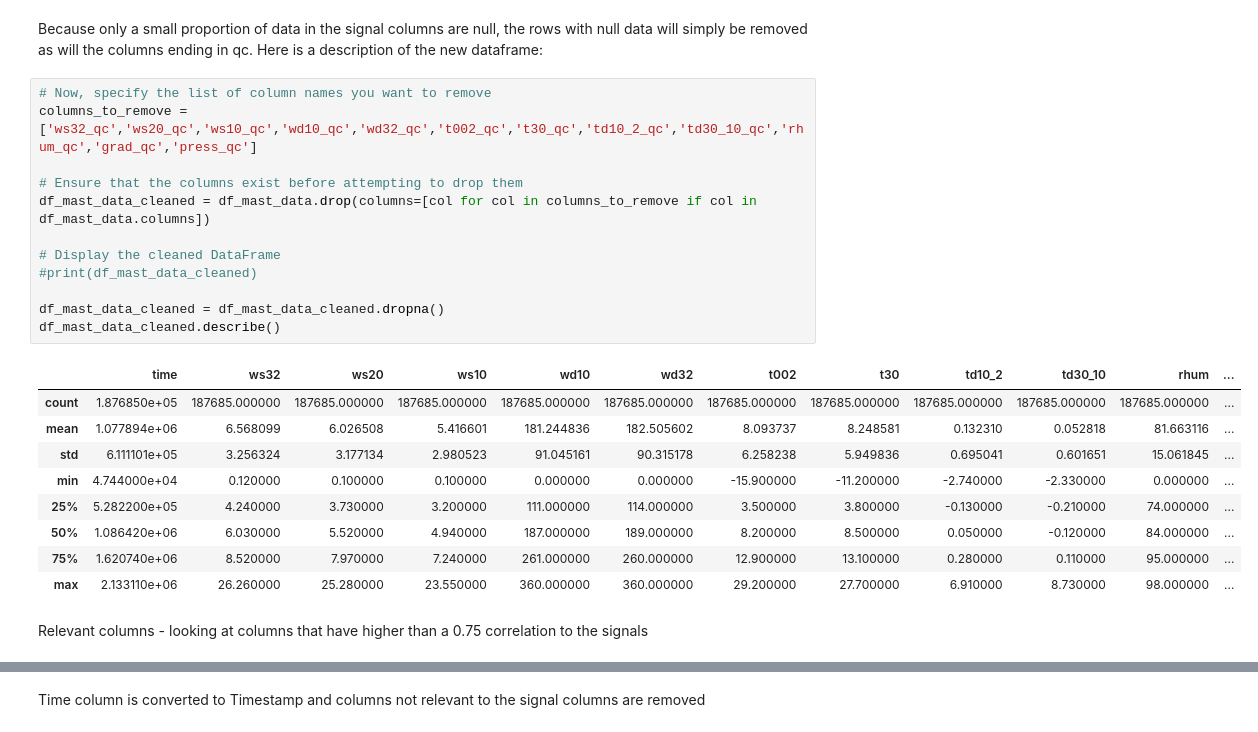
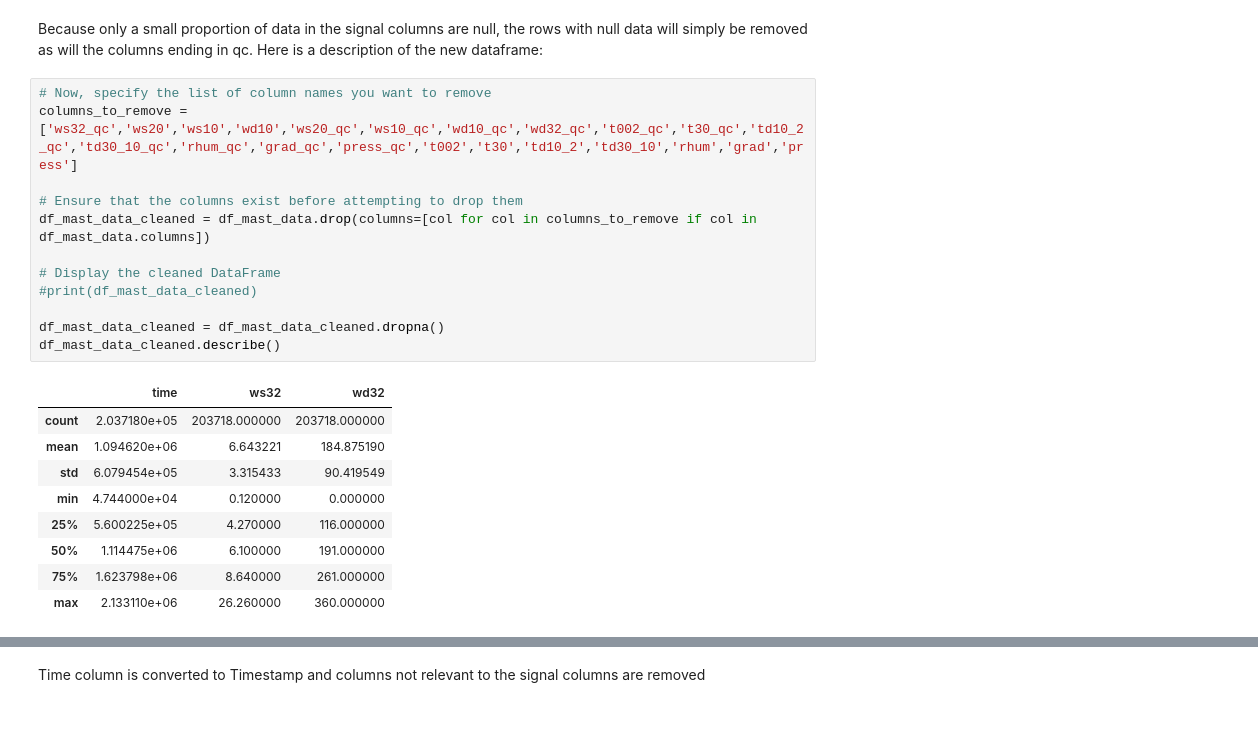
Before and after one commit to EarthOddity/mal-assignments, a Jupyter notebook: Assignment 3/3. Vestas - Predicting Wind Speed Using Borglum.ipynb, the cells around one changed output, grey strips where cells are left out. Cells and saved outputs as stored; diff of their text form.

```diff
--- a/Assignment 3/3. Vestas - Predicting Wind Speed Using Borglum.ipynb
+++ b/Assignment 3/3. Vestas - Predicting Wind Speed Using Borglum.ipynb
@@ -212,25 +232,23 @@ Because only a small proportion of data in the signal columns are null, the rows
 as will the columns ending in qc. Here is a description of the new dataframe:
 # %%
 # Now, specify the list of column names you want to remove
-columns_to_remove = ['ws32_qc','ws20_qc','ws10_qc','wd10_qc','wd32_qc','t002_qc','t30_qc','td10_2_qc','td30_10_qc','rhum_qc','grad_qc','press_qc']
+columns_to_remove = ['ws32_qc','ws20','ws10','wd10','ws20_qc','ws10_qc','wd10_qc','wd32_qc','t002_qc','t30_qc','td10_2_qc','td30_10_qc','rhum_qc','grad_qc','press_qc','t002','t30','td10_2','td30_10','rhum','grad','press']
 
 # Ensure that the columns exist before attempting to drop them
 df_mast_data_cleaned = df_mast_data.drop(columns=[col for col in columns_to_remove if col in df_mast_data.columns])
 
 # Display the cleaned DataFrame
 #print(df_mast_data_cleaned)
 
 df_mast_data_cleaned = df_mast_data_cleaned.dropna()
 df_mast_data_cleaned.describe()
 # %% [output]
-|  | time | ws32 | ws20 | ws10 | wd10 | wd32 | t002 | t30 | td10_2 | td30_10 | rhum | ... |
-| count | 1.876850e+05 | 187685.000000 | 187685.000000 | 187685.000000 | 187685.000000 | 187685.000000 | 187685.000000 | 187685.000000 | 187685.000000 | 187685.000000 | 187685.000000 | ... |
-| mean | 1.077894e+06 | 6.568099 | 6.026508 | 5.416601 | 181.244836 | 182.505602 | 8.093737 | 8.248581 | 0.132310 | 0.052818 | 81.663116 | ... |
-| std | 6.111101e+05 | 3.256324 | 3.177134 | 2.980523 | 91.045161 | 90.315178 | 6.258238 | 5.949836 | 0.695041 | 0.601651 | 15.061845 | ... |
-| min | 4.744000e+04 | 0.120000 | 0.100000 | 0.100000 | 0.000000 | 0.000000 | -15.900000 | -11.200000 | -2.740000 | -2.330000 | 0.000000 | ... |
-| 25% | 5.282200e+05 | 4.240000 | 3.730000 | 3.200000 | 111.000000 | 114.000000 | 3.500000 | 3.800000 | -0.130000 | -0.210000 | 74.000000 | ... |
-| 50% | 1.086420e+06 | 6.030000 | 5.520000 | 4.940000 | 187.000000 | 189.000000 | 8.200000 | 8.500000 | 0.050000 | -0.120000 | 84.000000 | ... |
-| 75% | 1.620740e+06 | 8.520000 | 7.970000 | 7.240000 | 261.000000 | 260.000000 | 12.900000 | 13.100000 | 0.280000 | 0.110000 | 95.000000 | ... |
-| max | 2.133110e+06 | 26.260000 | 25.280000 | 23.550000 | 360.000000 | 360.000000 | 29.200000 | 27.700000 | 6.910000 | 8.730000 | 98.000000 | ... |
+|  | time | ws32 | wd32 |
+| count | 2.037180e+05 | 203718.000000 | 203718.000000 |
+| mean | 1.094620e+06 | 6.643221 | 184.875190 |
+| std | 6.079454e+05 | 3.315433 | 90.419549 |
+| min | 4.744000e+04 | 0.120000 | 0.000000 |
+| 25% | 5.600225e+05 | 4.270000 | 116.000000 |
+| 50% | 1.114475e+06 | 6.100000 | 191.000000 |
+| 75% | 1.623798e+06 | 8.640000 | 261.000000 |
+| max | 2.133110e+06 | 26.260000 | 360.000000 |
-# %% [markdown]
-Relevant columns - looking at columns that have higher than a 0.75 correlation to the signals
```
Also changed, not shown: parts of 28 cells of this notebook.
